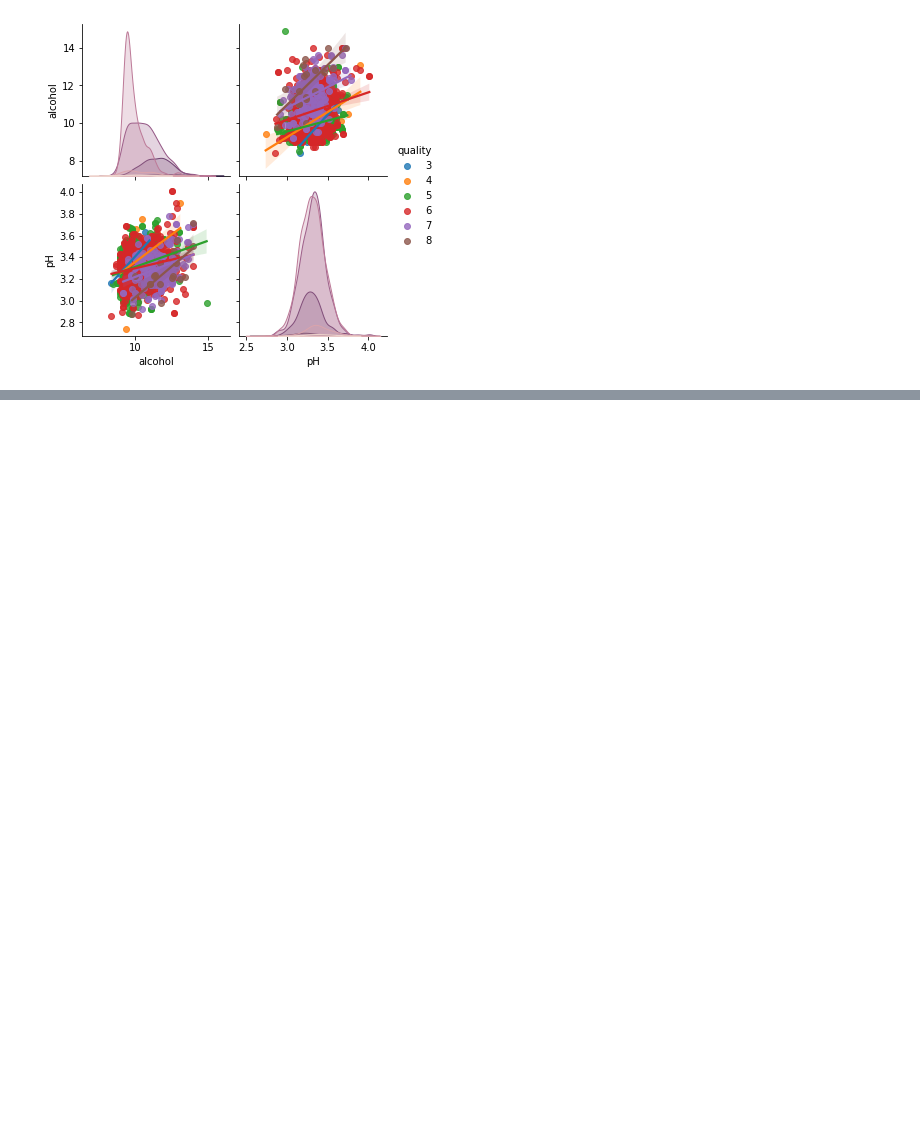
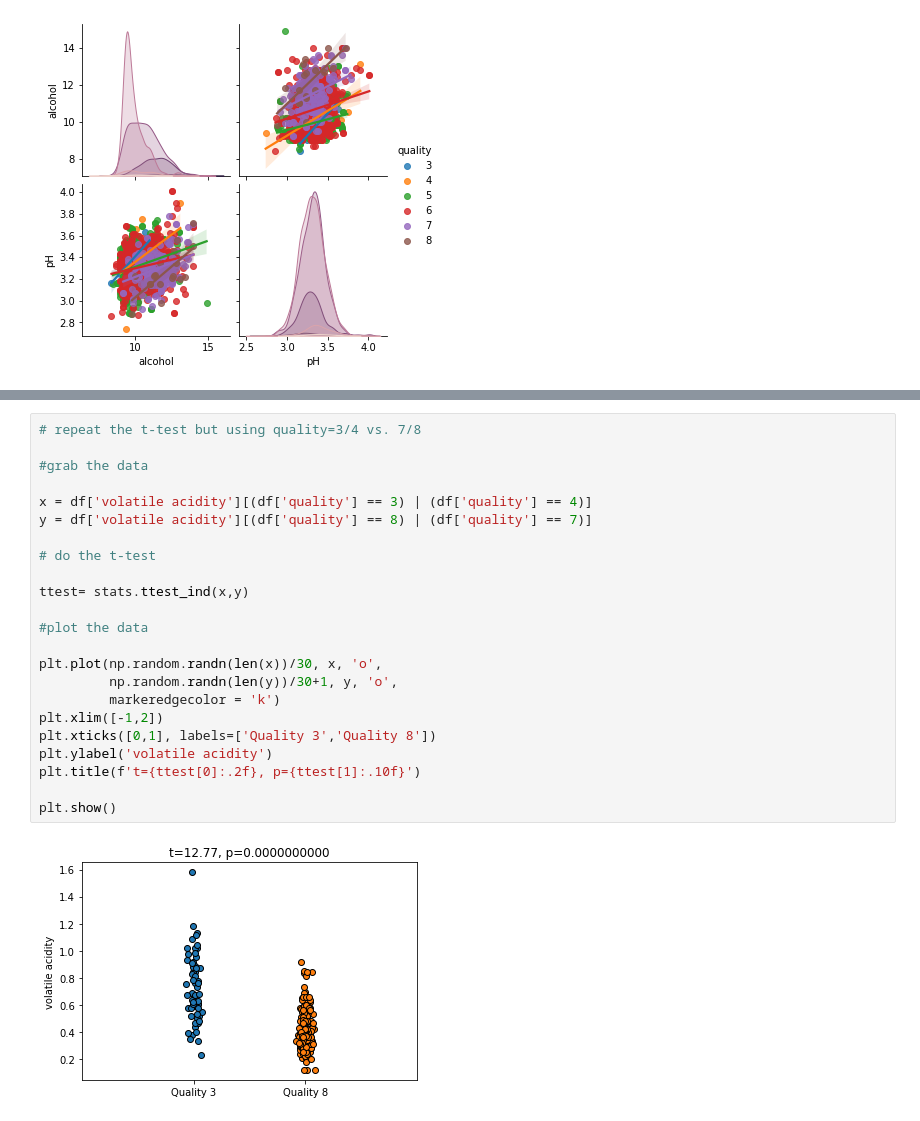
Before and after one commit to npinak/Python-Projects, a Jupyter notebook: Statistics_Not-Complete/Statistics.ipynb, the cells around one changed output, grey strips where cells are left out. Saved outputs shown, nothing was run; the diff lists cells and outputs as text; blank space fills up the shorter version.

```diff
--- a/Statistics_Not-Complete/Statistics.ipynb
+++ b/Statistics_Not-Complete/Statistics.ipynb
@@ -90,0 +131,25 @@ plt.show()
+# %%
+# repeat the t-test but using quality=3/4 vs. 7/8
+
+#grab the data
+
+x = df['volatile acidity'][(df['quality'] == 3) | (df['quality'] == 4)]
+y = df['volatile acidity'][(df['quality'] == 8) | (df['quality'] == 7)]
+
+# do the t-test
+
+ttest= stats.ttest_ind(x,y)
+
+#plot the data
+
+plt.plot(np.random.randn(len(x))/30, x, 'o',
+         np.random.randn(len(y))/30+1, y, 'o',
+         markeredgecolor = 'k')
+plt.xlim([-1,2])
+plt.xticks([0,1], labels=['Quality 3','Quality 8'])
+plt.ylabel('volatile acidity')
+plt.title(f't={ttest[0]:.2f}, p={ttest[1]:.10f}')
+
+plt.show()
+# %% [output]
+[figure, added]
```
Also changed, not shown: parts of 4 cells of this notebook.
